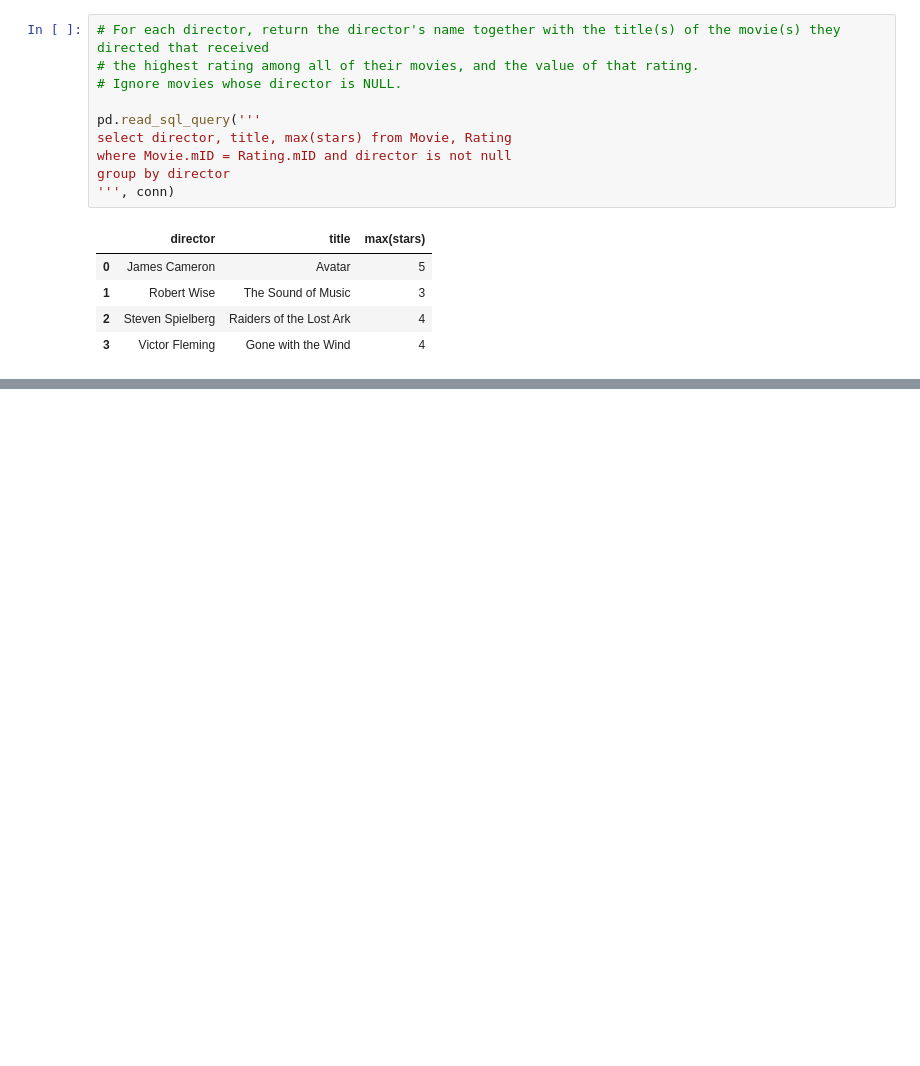
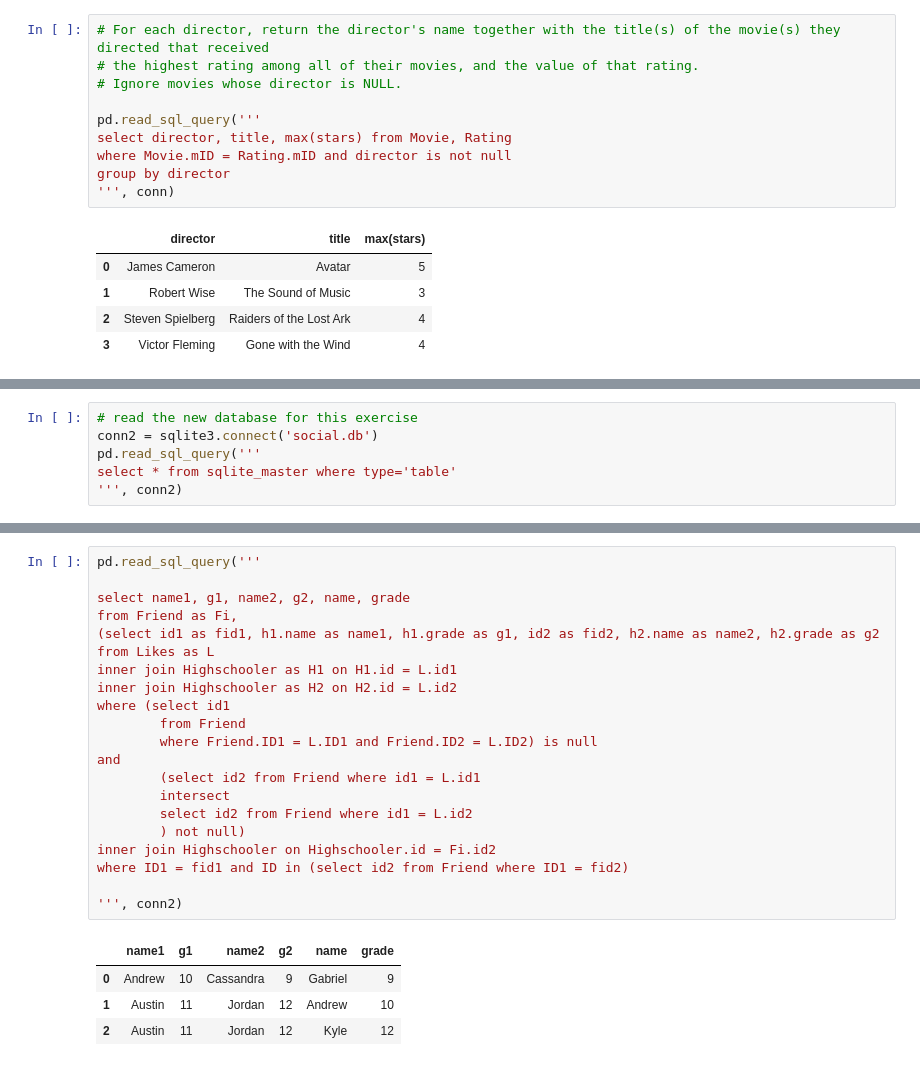
Before and after one commit to OniSlayer/stanford_sql_exercises, a Jupyter notebook: stanford_sql_exercises.ipynb, the cells around one changed output, grey strips where cells are left out. Cells and saved outputs as stored; diff of their text form; blank space fills up the shorter version.

Commit message:
Add new database and start with third section of exercises

```diff
--- a/stanford_sql_exercises.ipynb
+++ b/stanford_sql_exercises.ipynb
@@ -366,0 +369,6 @@ group by director
+# %%
+# read the new database for this exercise
+conn2 = sqlite3.connect('social.db')
+pd.read_sql_query('''
+select * from sqlite_master where type='table'
+''', conn2)
@@ -366,0 +399,26 @@ group by director
+# %%
+pd.read_sql_query('''
+
+select name1, g1, name2, g2, name, grade
+from Friend as Fi,
+(select id1 as fid1, h1.name as name1, h1.grade as g1, id2 as fid2, h2.name as name2, h2.grade as g2
+from Likes as L
+inner join Highschooler as H1 on H1.id = L.id1
+inner join Highschooler as H2 on H2.id = L.id2
+where (select id1
+        from Friend
+        where Friend.ID1 = L.ID1 and Friend.ID2 = L.ID2) is null
+and
+        (select id2 from Friend where id1 = L.id1
+        intersect
+        select id2 from Friend where id1 = L.id2
+        ) not null)
+inner join Highschooler on Highschooler.id = Fi.id2
+where ID1 = fid1 and ID in (select id2 from Friend where ID1 = fid2)
+
+''', conn2)
+# %% [output]
+|  | name1 | g1 | name2 | g2 | name | grade |
+| 0 | Andrew | 10 | Cassandra | 9 | Gabriel | 9 |
+| 1 | Austin | 11 | Jordan | 12 | Andrew | 10 |
+| 2 | Austin | 11 | Jordan | 12 | Kyle | 12 |
```
Also changed, not shown: parts of 5 cells of this notebook, 2 other files.
